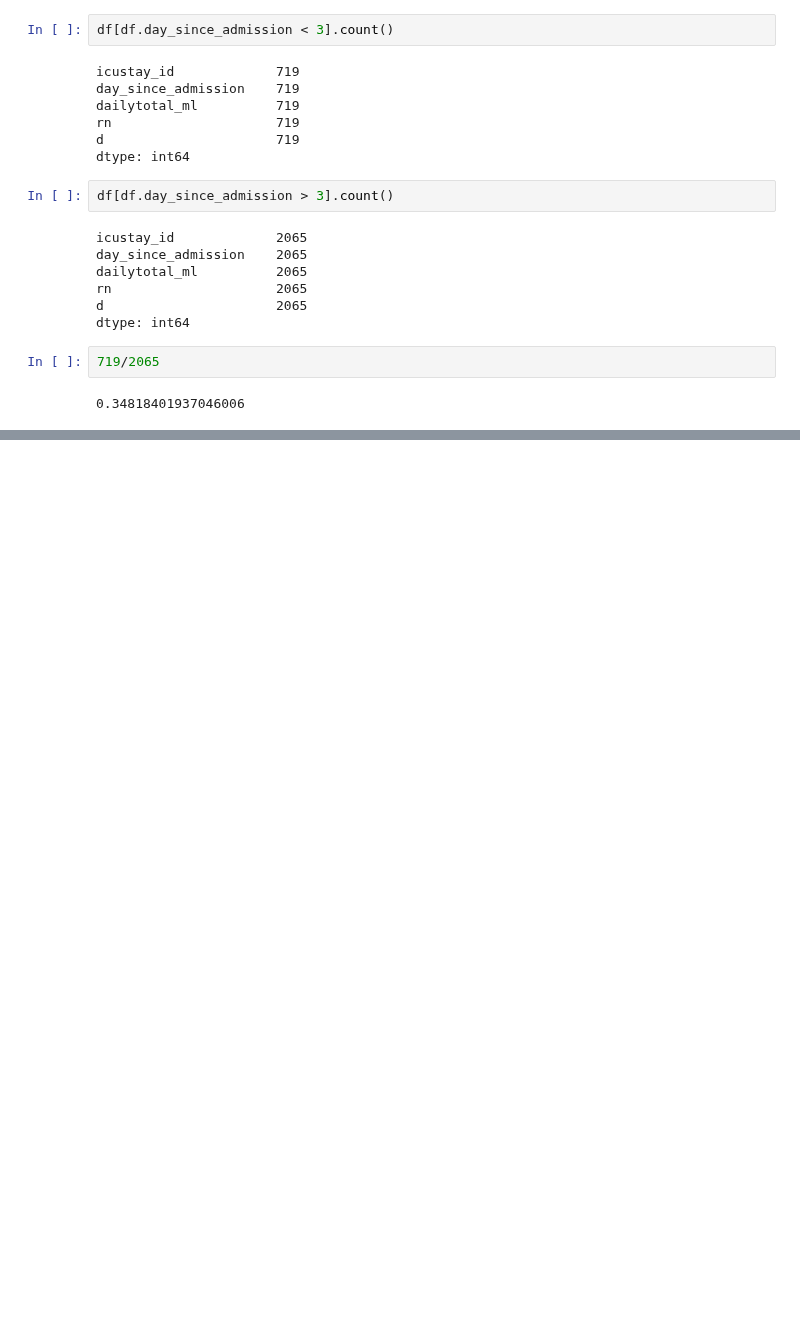
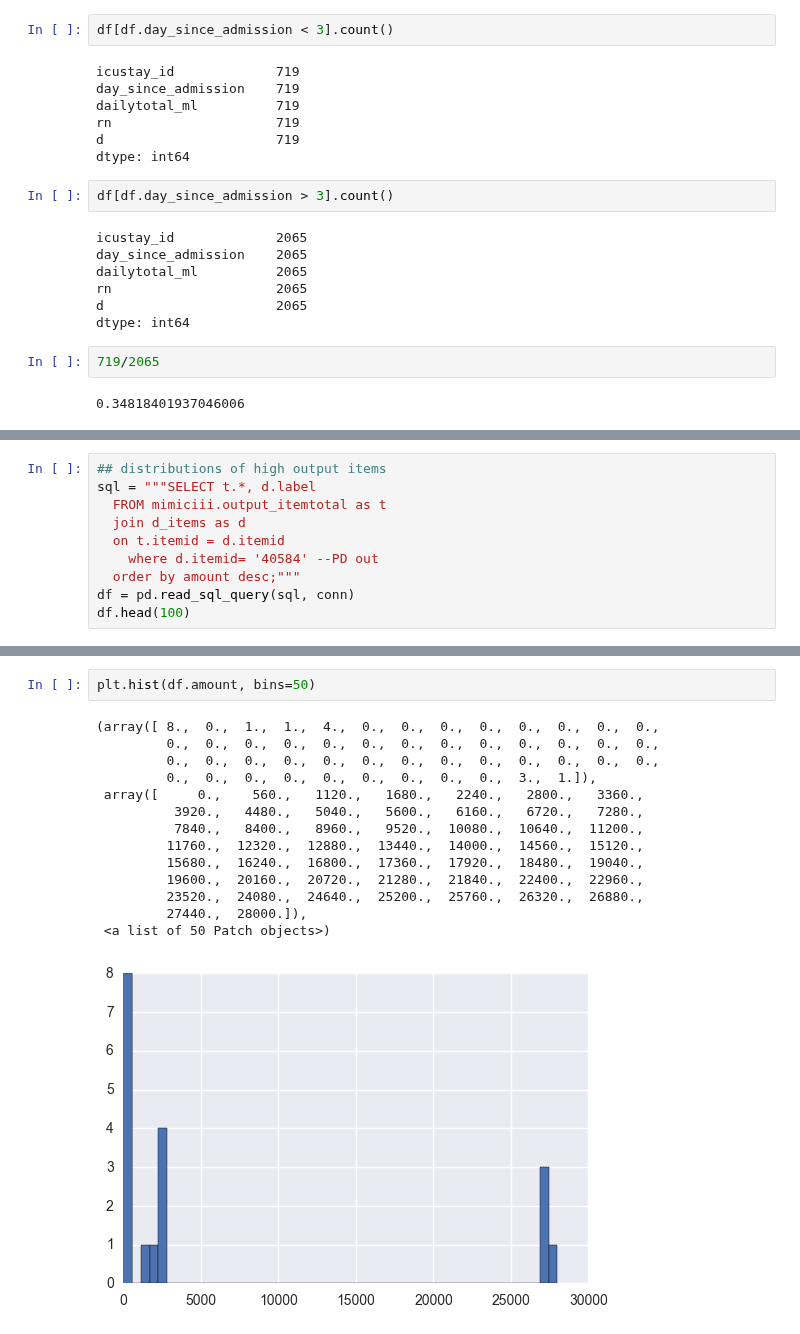
Before and after one commit to yhtgrace/echo, a Jupyter notebook: notebooks/170219_fluid_outliers_MX.ipynb, the cells around one changed output, grey strips where cells are left out. Cells and saved outputs as stored; diff of their text form; blank space fills up the shorter version.

```diff
--- a/notebooks/170219_fluid_outliers_MX.ipynb
+++ b/notebooks/170219_fluid_outliers_MX.ipynb
@@ -327,0 +400,10 @@ dtype: int64
+# %%
+## distributions of high output items
+sql = """SELECT t.*, d.label
+  FROM mimiciii.output_itemtotal as t
+  join d_items as d
+  on t.itemid = d.itemid
+    where d.itemid= '40584' --PD out
+  order by amount desc;"""
+df = pd.read_sql_query(sql, conn)
+df.head(100)
@@ -327,0 +428,17 @@ dtype: int64
+# %%
+plt.hist(df.amount, bins=50)
+# %% [output]
+(array([ 8.,  0.,  1.,  1.,  4.,  0.,  0.,  0.,  0.,  0.,  0.,  0.,  0.,
+         0.,  0.,  0.,  0.,  0.,  0.,  0.,  0.,  0.,  0.,  0.,  0.,  0.,
+         0.,  0.,  0.,  0.,  0.,  0.,  0.,  0.,  0.,  0.,  0.,  0.,  0.,
+         0.,  0.,  0.,  0.,  0.,  0.,  0.,  0.,  0.,  3.,  1.]),
+ array([     0.,    560.,   1120.,   1680.,   2240.,   2800.,   3360.,
+          3920.,   4480.,   5040.,   5600.,   6160.,   6720.,   7280.,
+          7840.,   8400.,   8960.,   9520.,  10080.,  10640.,  11200.,
+         11760.,  12320.,  12880.,  13440.,  14000.,  14560.,  15120.,
+         15680.,  16240.,  16800.,  17360.,  17920.,  18480.,  19040.,
+         19600.,  20160.,  20720.,  21280.,  21840.,  22400.,  22960.,
+         23520.,  24080.,  24640.,  25200.,  25760.,  26320.,  26880.,
+         27440.,  28000.]),
+ <a list of 50 Patch objects>)
+[figure, added]
```
Also changed, not shown: parts of 20 cells of this notebook, 8 other files.
